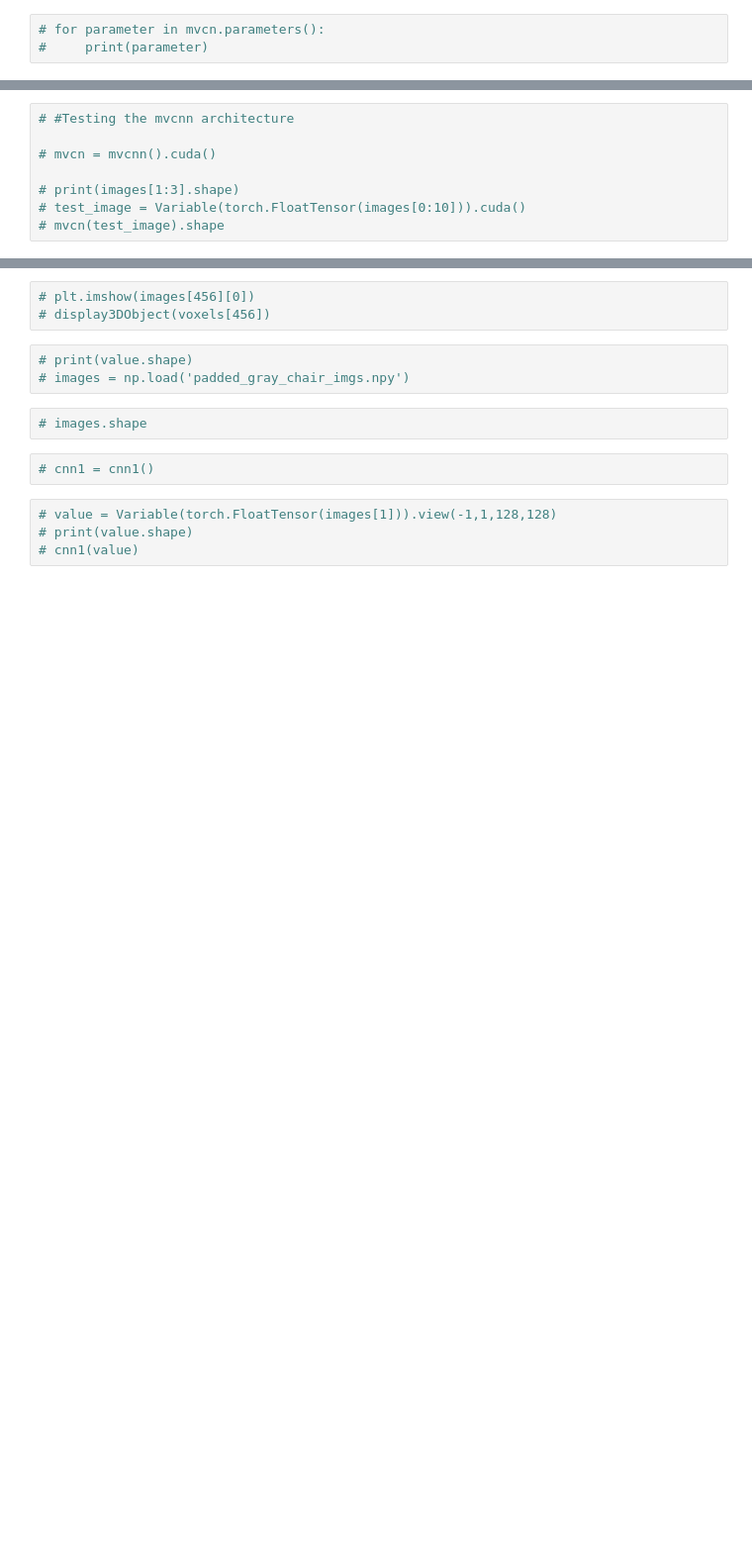
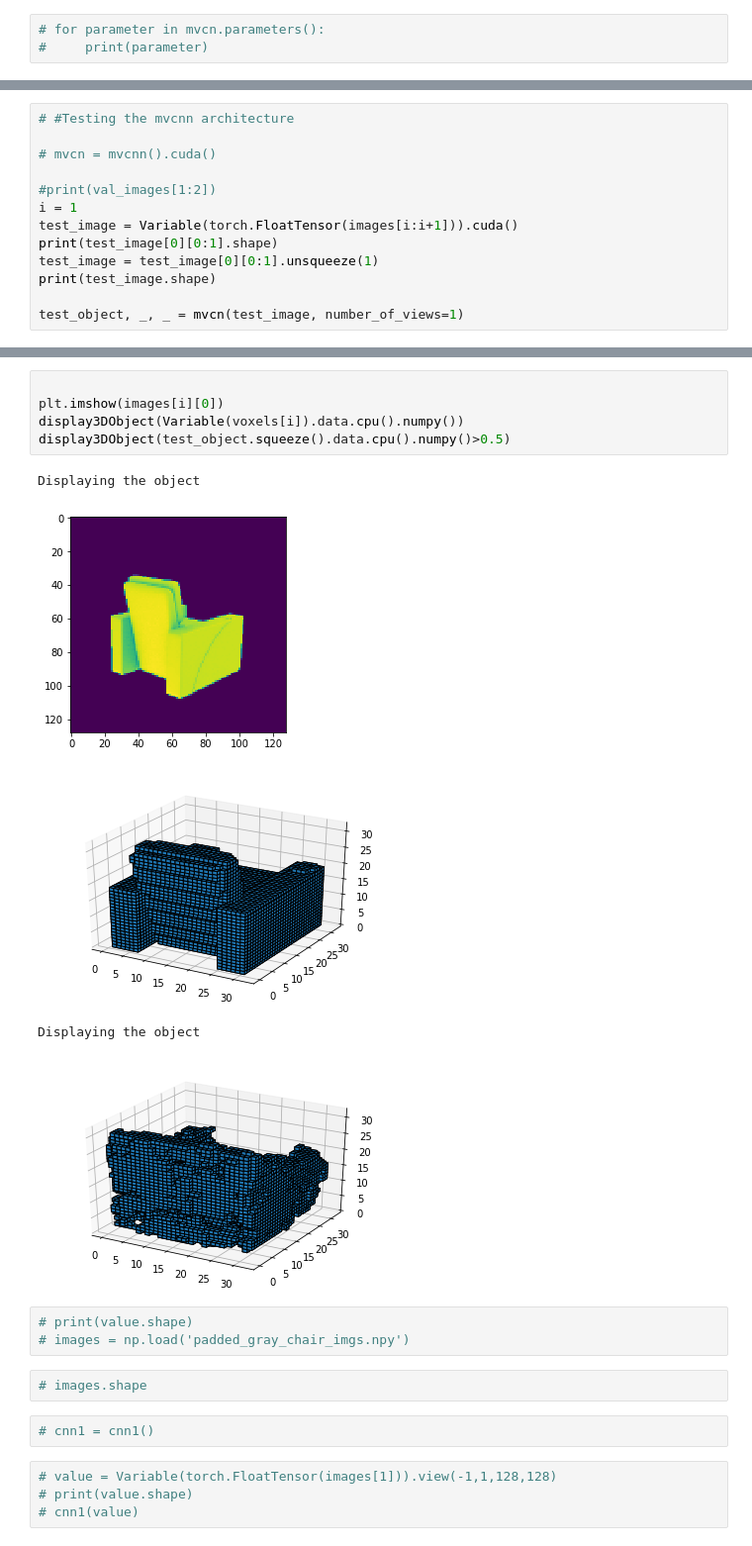
Before and after one commit to wezteoh/cross_dimension_translation, a Jupyter notebook: MVVAE.ipynb, the cells around one changed output, grey strips where cells are left out. Shown: that part at 99% size. Drawn from its saved outputs; the diff is of its cells as text; blank space fills up the shorter version.

```diff
--- a/MVVAE.ipynb
+++ b/MVVAE.ipynb
@@ -278,6 +279,11 @@ Accuracy 0.8467437744140625 KLD loss:  215.09917
 
 # mvcn = mvcnn().cuda()
 
-# print(images[1:3].shape)
-# test_image = Variable(torch.FloatTensor(images[0:10])).cuda()
-# mvcn(test_image).shape
+#print(val_images[1:2])
+i = 1
+test_image = Variable(torch.FloatTensor(images[i:i+1])).cuda()
+print(test_image[0][0:1].shape)
+test_image = test_image[0][0:1].unsqueeze(1)
+print(test_image.shape)
+
+test_object, _, _ = mvcn(test_image, number_of_views=1)
@@ -284,6 +293,14 @@ Accuracy 0.8467437744140625 KLD loss:  215.09917
 # %%
-# plt.imshow(images[456][0])
-# display3DObject(voxels[456])
+
+plt.imshow(images[i][0])
+display3DObject(Variable(voxels[i]).data.cpu().numpy())
+display3DObject(test_object.squeeze().data.cpu().numpy()>0.5)
+# %% [output]
+Displaying the object
+[figure, added]
+[figure, added]
+Displaying the object
+[figure, added]
 # %%
 # print(value.shape)
 # images = np.load('padded_gray_chair_imgs.npy')
```
Also changed, not shown: parts of 3 cells of this notebook.
